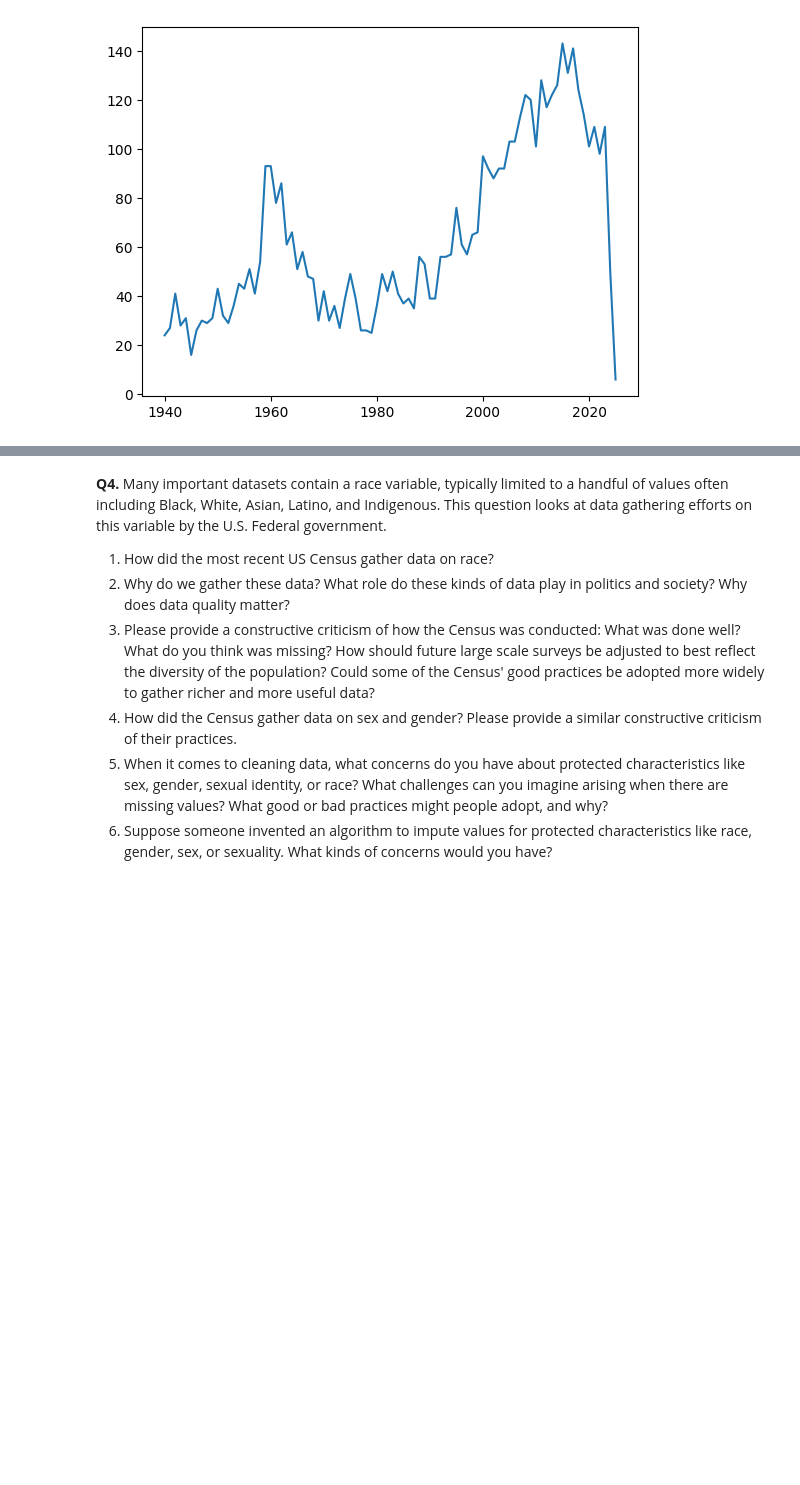
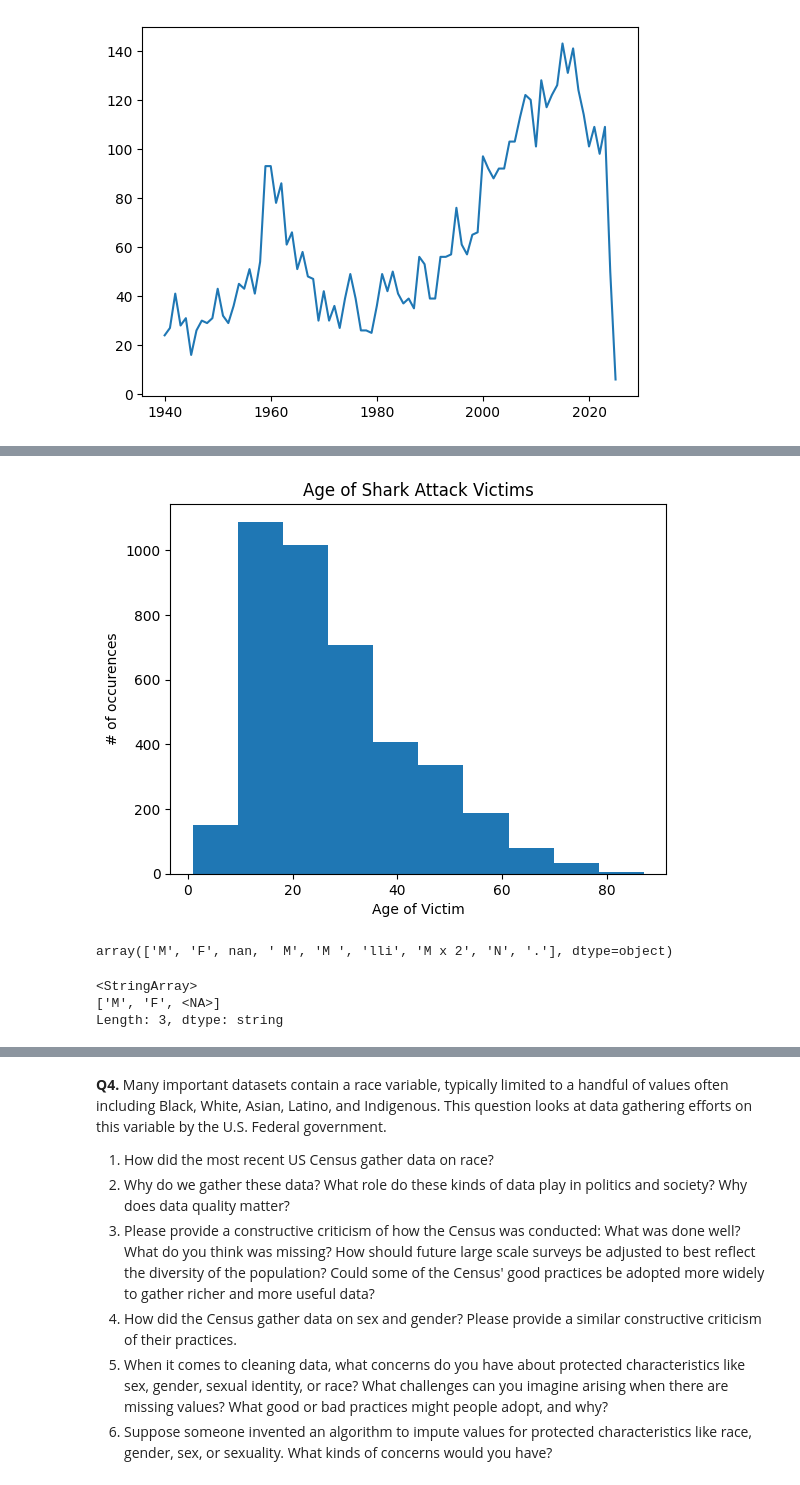
Before and after one commit to baywiggins/wrangling, a Jupyter notebook: assignment/assignment.ipynb, the cells around one changed output, grey strips where cells are left out. Cells and saved outputs as stored; diff of their text form; code cells hidden in the pictures; blank space fills up the shorter version.

```diff
--- a/assignment/assignment.ipynb
+++ b/assignment/assignment.ipynb
@@ -322 +319,3 @@ Name: count, Length: 239, dtype: int64
+# %%
+shark_attacks_cpy = shark_attacks.copy()
 # %%
@@ -346,0 +405,30 @@ See the caveats in the documentation: https://pandas.pydata.org/pandas-docs/stab
+# %%
+# Now, we will do a similar thing with the 'and' + '&' rows, but this time, create new rows with all the same data except for the age to account for the multiple ages
+rows_to_add = []
+def generate_rows_to_add(row):
+    str_age = str(row["Age"])
+    # regex to split on ',', 'and', or '&'
+    age_with_delimiter = re.split(r'[,\s]*(?:and|&)[,\s]*|,\s*', str_age)
+
+    if len(age_with_delimiter) > 1:
+        nums = [int(num) for num in age_with_delimiter if num.strip().isdigit()]
+
+        print(nums)
+
+        if len(nums) >= 1:
+            print(f"nums: {nums}")
+            first_num = nums[0]
+            for i in range(1, len(nums)):
+                new_row = row.copy()
+                new_row["Age"] = nums[i]
+                rows_to_add.append(new_row)
+
+            return first_num
+
+    return row["Age"]
+
+shark_attacks_cpy.loc[:,"Age"] = shark_attacks_cpy.apply(generate_rows_to_add, axis=1)
+
+# Turn array into dataframe and append it to the shark attacks dataframe
+new_rows = pd.DataFrame(rows_to_add)
+shark_attacks_cpy = pd.concat([shark_attacks_cpy, new_rows], ignore_index=True)
@@ -371,0 +470,3 @@ Name: Age, Length: 85, dtype: object
+# %%
+shark_attacks_cpy["Age"] = pd.to_numeric(shark_attacks_cpy["Age"], errors="coerce")
+shark_attacks_cpy["Age"].describe()
@@ -371,0 +483,8 @@ Name: Age, Length: 85, dtype: object
+# %%
+plt.hist(shark_attacks_cpy["Age"].dropna())
+plt.xlabel("Age of Victim")
+plt.ylabel("# of occurences")
+plt.title("Age of Shark Attack Victims")
+plt.show()
+# %% [output]
+[figure, added]
@@ -371,0 +493,4 @@ Name: Age, Length: 85, dtype: object
+# %%
+shark_attacks_sex.unique()
+# %% [output]
+array(['M', 'F', nan, ' M', 'M ', 'lli', 'M x 2', 'N', '.'], dtype=object)
@@ -371,0 +507,6 @@ Name: Age, Length: 85, dtype: object
+# %%
+shark_attacks_sex.unique()
+# %% [output]
+<StringArray>
+['M', 'F', <NA>]
+Length: 3, dtype: string
```
Also changed, not shown: parts of 39 cells of this notebook.
